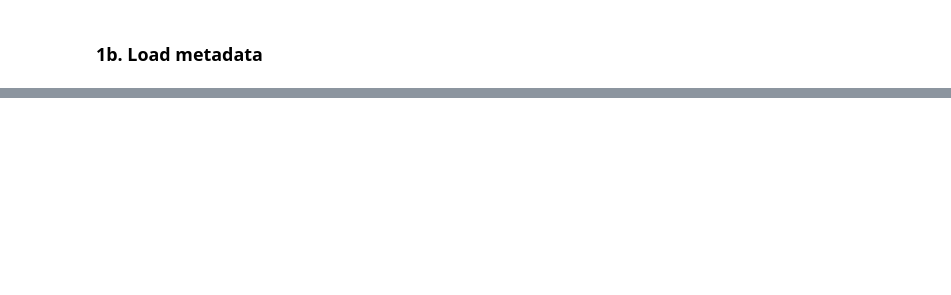
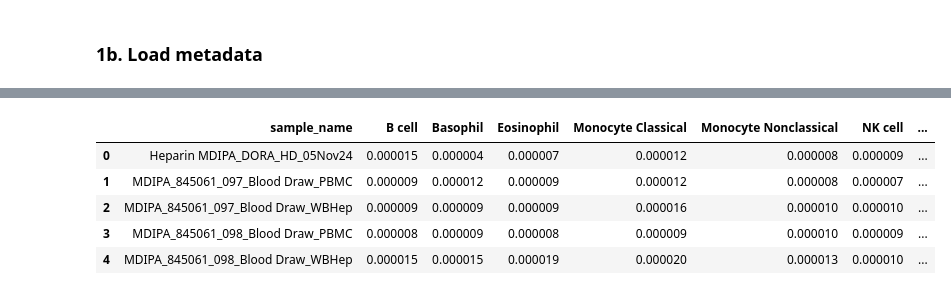
Before and after one commit to roboatory/MAESTRO, a Jupyter notebook: notebooks/02-post-analysis.ipynb, the cells around one changed output, grey strips where cells are left out. Cells and saved outputs as stored; diff of their text form; code cells hidden in the pictures; blank space fills up the shorter version.

```diff
--- a/notebooks/02-post-analysis.ipynb
+++ b/notebooks/02-post-analysis.ipynb
@@ -890,0 +524,18 @@ For your own analyses, replace the toy data with your CyTOF datasets and update
+# %%
+analysis_frame = pd.merge(
+    embedding_frame, matched_metadata, on="sample_name", how="inner"
+)
+print(f"Merged DataFrame shape: {analysis_frame.shape}")
+
+feature_columns = [
+    column for column in analysis_frame.columns if column.startswith("Feature_")
+]
+latent_matrix = analysis_frame[feature_columns].values
+
+umap_reducer = umap.UMAP(random_state=42, n_neighbors=15, min_dist=0.5)
+umap_embedding = umap_reducer.fit_transform(latent_matrix)
+analysis_frame["UMAP1"] = umap_embedding[:, 0]
+analysis_frame["UMAP2"] = umap_embedding[:, 1]
+analysis_frame.to_csv(
+    analysis_directory / "maestro_embeddings_with_metadata.csv", index=False
+)
@@ -890,0 +1019,57 @@ For your own analyses, replace the toy data with your CyTOF datasets and update
+# %%
+assert model is not None, "Model not loaded."
+
+attention_sample_names = []
+attention_results = []
+
+for sample_index in tqdm(range(len(sample_tensors)), desc="Extracting pool attention"):
+    with torch.no_grad():
+        sample_tensor = sample_tensors[sample_index].to(
+            device=device, dtype=model_dtype
+        )
+        cell_types = sample_cell_types[sample_index]
+
+        encoded_cells, *_ = model.student.forward_encoder(sample_tensor)
+        _, _, pooling_attention = model.student.forward_pooling(encoded_cells)
+
+        # Pooling attention has shape [heads, seeds, cells].
+        attention_weights = (
+            pooling_attention.mean(dim=0).squeeze(0).float().cpu().numpy()
+        )
+
+        cell_type_names = dataset.get_cell_type_names(cell_types)
+
+        attention_by_cell_type = {}
+        for cell_type, attention_weight in zip(
+            cell_type_names, attention_weights, strict=True
+        ):
+            if cell_type not in attention_by_cell_type:
+                attention_by_cell_type[cell_type] = []
+            attention_by_cell_type[cell_type].append(attention_weight)
+
+        mean_attention_by_cell_type = {
+            cell_type: np.mean(weights)
+            for cell_type, weights in attention_by_cell_type.items()
+        }
+        attention_results.append(mean_attention_by_cell_type)
+        attention_sample_names.append(sample_names[sample_index])
+
+all_cell_types = sorted(
+    {
+        cell_type
+        for attention_result in attention_results
+        for cell_type in attention_result
+    }
+)
+attention_records = []
+for sample_index, sample_name in enumerate(attention_sample_names):
+    record = {"sample_name": sample_name}
+    for cell_type in all_cell_types:
+        record[cell_type] = attention_results[sample_index].get(cell_type, 0.0)
+    attention_records.append(record)
+
+attention_frame = pd.DataFrame(attention_records)
+attention_frame.to_csv(analysis_directory / "pool_attention_by_sample.csv", index=False)
+print(f"Attention DataFrame shape: {attention_frame.shape}")
+attention_frame.head()
+# %% [output]
@@ -890,0 +1077,6 @@ For your own analyses, replace the toy data with your CyTOF datasets and update
+|  | sample_name | B cell | Basophil | Eosinophil | Monocyte Classical | Monocyte Nonclassical | NK cell | ... |
+| 0 | Heparin MDIPA_DORA_HD_05Nov24 | 0.000015 | 0.000004 | 0.000007 | 0.000012 | 0.000008 | 0.000009 | ... |
+| 1 | MDIPA_845061_097_Blood Draw_PBMC | 0.000009 | 0.000012 | 0.000009 | 0.000012 | 0.000008 | 0.000007 | ... |
+| 2 | MDIPA_845061_097_Blood Draw_WBHep | 0.000009 | 0.000009 | 0.000009 | 0.000016 | 0.000010 | 0.000010 | ... |
+| 3 | MDIPA_845061_098_Blood Draw_PBMC | 0.000008 | 0.000009 | 0.000008 | 0.000009 | 0.000010 | 0.000009 | ... |
+| 4 | MDIPA_845061_098_Blood Draw_WBHep | 0.000015 | 0.000015 | 0.000019 | 0.000020 | 0.000013 | 0.000010 | ... |
```
Also changed, not shown: parts of 64 cells of this notebook, 6 other files.
